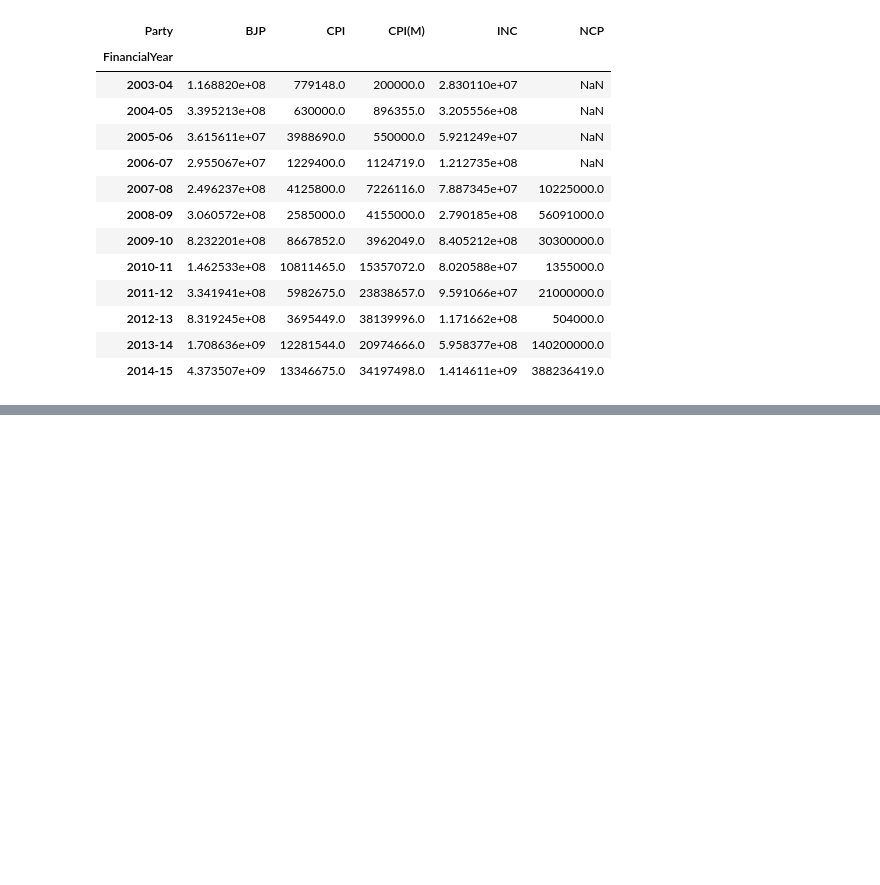
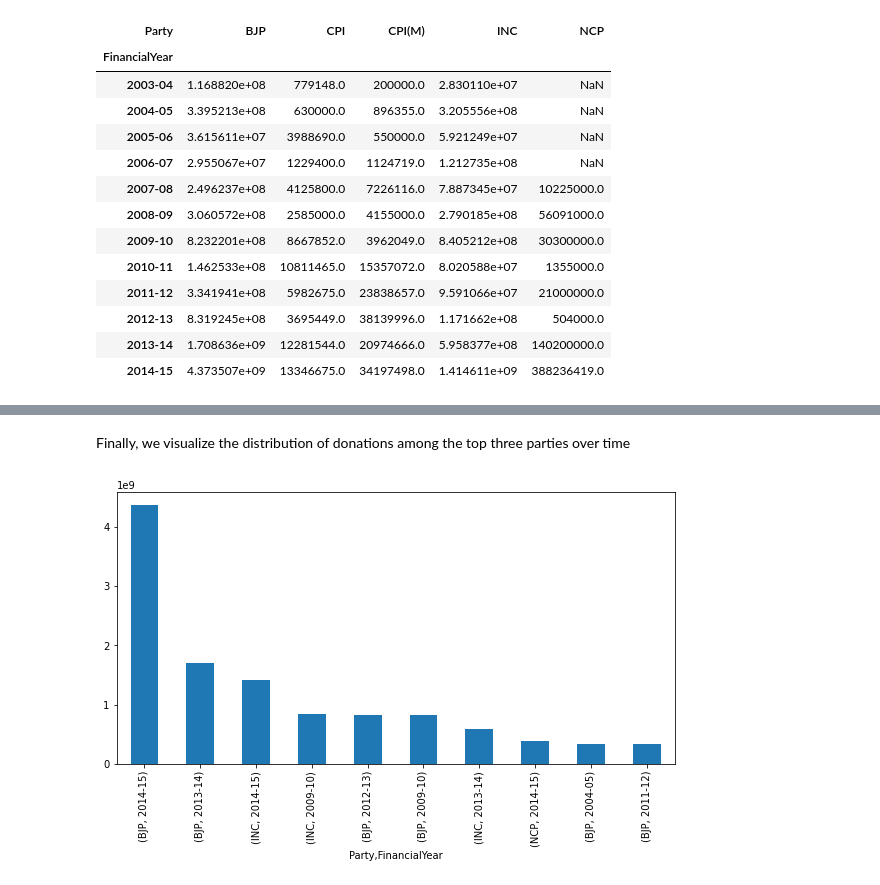
Before and after one commit to NimaZah/Political-Donation-in-India, a Jupyter notebook: Donations_to_national_political_parties_India.ipynb, the cells around one changed output, grey strips where cells are left out. Drawn from its saved outputs; the diff is of its cells as text; code cells hidden in the pictures; blank space fills up the shorter version.

```diff
--- a/Donations_to_national_political_parties_India.ipynb
+++ b/Donations_to_national_political_parties_India.ipynb
@@ -199,0 +204,7 @@ df['Amount'].groupby([df['FinancialYear'], df['Party']]).sum().unstack()
+# %% [markdown]
+Finally, we visualize the distribution of donations among the top three parties over time
+# %%
+df.groupby(['Party','FinancialYear'])['Amount'].sum().sort_values(ascending=False).head(10).plot(kind='bar',figsize=(10,5))
+plt.show()
+# %% [output]
+[figure, added]
```
Also changed, not shown: parts of 52 cells of this notebook.
